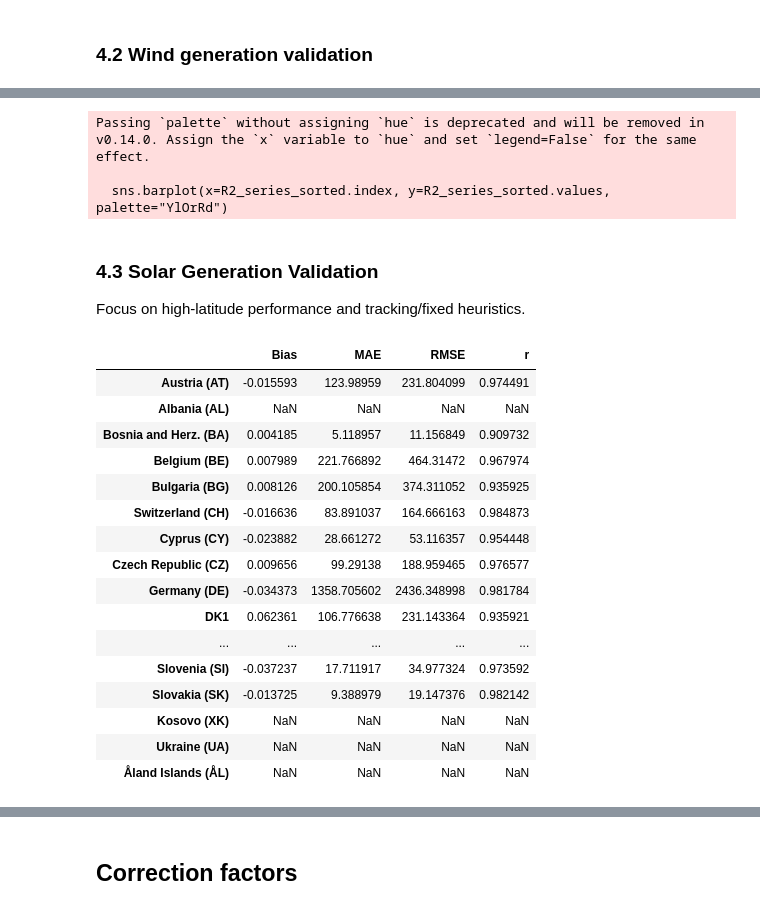
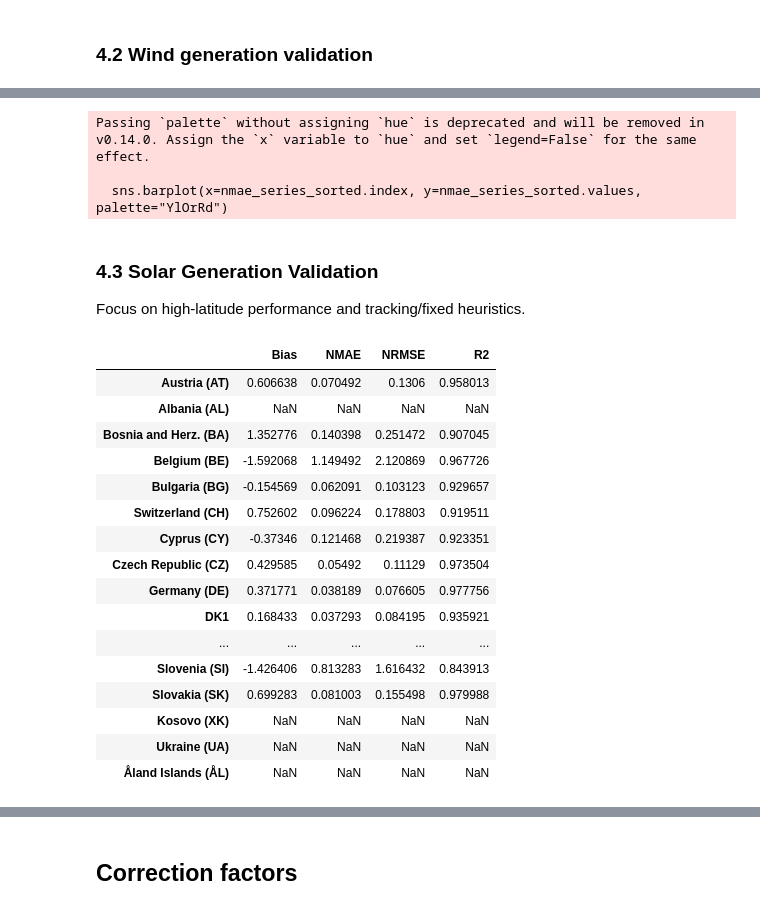
Before and after one commit to EmilBruvik/CERFRES, a Jupyter notebook: notebooks/validation.ipynb, the cells around one changed output, grey strips where cells are left out. Saved outputs shown, nothing was run; the diff lists cells and outputs as text; code cells hidden in the pictures.

```diff
--- a/notebooks/validation.ipynb
+++ b/notebooks/validation.ipynb
@@ -620,10 +854,9 @@ def calculate_metrics(simulated_ts, actual_ts):
 # %%
 country_list = ds['area']
 country_names = country_list.values.tolist()
-metrics_df = pd.DataFrame(index=country_names, columns=['Bias', 'MAE', 'RMSE', 'r'])
+metrics_df = pd.DataFrame(index=country_names, columns=['Bias', 'NMAE', 'NRMSE', 'R2'])
 
 for country in tqdm(country_names, desc="Calculating metrics for countries", unit="country"):
-    # simulated = ds['wind_power_mw'].sel(area=country, technology="Wind").to_pandas()
     simulated = ds['wind_power_mw'].sel(area=country).to_pandas()
     actual = df_actual.loc[
         (df_actual['AreaDisplayName'] == country) &
@@ -633,7 +866,9 @@ for country in tqdm(country_names, desc="Calculating metrics for countries", uni
     actual = actual.groupby('DateTime(UTC)')['ActualGenerationOutput[MW]'].sum()
     actual.index = pd.to_datetime(actual.index)
     simulated.index = pd.to_datetime(simulated.index)
-    metrics = calculate_metrics(simulated, actual)
+
+    installed_capacity_mw = tracker_capacity_for_area(country, tech='wind', simulated_ts=simulated)
+    metrics = calculate_metrics(simulated, actual, installed_capacity_mw)
     if metrics is not None:
         metrics_df.loc[country] = metrics
 
@@ -717,6 +1090,5 @@ net_gen_DF
 # %%
-
-TECH_TOGGLE = 'wind'  #options: 'solar', 'wind', 'both'
+TECH_TOGGLE = 'solar'  #options: 'solar', 'wind', 'both'
 
 hours_per_year = 8760
 rows = []
@@ -735,6 +1107,7 @@ import pandas as pd
 prod_year = int(YEAR)
 
 print(f"Loading tracker data to calculate modeled capacity proxy for {TECH_TOGGLE}...")
+print(f"Calculating actual capacity factors using source: {ACTUAL_CAPACITY_SOURCE} (year={CAPACITY_YEAR})")
 pv_calc = PVCalculator(n_jobs=1)
 wind_calc = WindCalculator()
 
@@ -793,7 +1166,6 @@ for country_tracker_name, area_code in zip(countries_tracker, countries_codes):
                 df_dist_country = df_dist_country[df_dist_country["Status"].isin(op_solar)].copy()
             if "Year" in df_dist_country.columns:
                 dist_years = pd.to_numeric(df_dist_country["Year"], errors="coerce")
-                # Also ensure distributed values fall on or before the given YEAR
                 df_dist_country = df_dist_country[np.isfinite(dist_years) & (dist_years <= prod_year)].copy()
 
         distributed_capacity = pd.to_numeric(df_dist_country.get("Capacity (MW)", pd.Series(dtype=float)), errors="coerce").fillna(0.0).sum()
@@ -954,20 +1326,20 @@ for country in ds['area'].values.tolist():
         'Country': country,
         'Actual Energy (GWh)': actual_energy_gwh,
         'Modeled Energy (GWh)': modeled_energy_gwh,
-        'Actual cap proxy (MW)*8760h (GWh)': actual_cap_x_8760_gwh,
-        'Modeled cap proxy (MW)*8760h (GWh)': modeled_cap_x_8760_gwh,
-        'FLH TSO': actual_ratio,
-        'FLH EMHIRES': modeled_ratio,
+        'Actual Installed Generation Capacity (MW)': actual_capacity_mw,
+        'Modeled Installed Generation Capacity (MW)': modeled_capacity_mw,
+        'Actual Capacity Factor': actual_ratio,
+        'Modeled Capacity Factor': modeled_ratio,
     })
 
 flh_wind_pv_df = pd.DataFrame(rows).set_index('Country').sort_index()
 
 flh_wind_pv_df_display = flh_wind_pv_df.copy()
 for col in ['Actual Energy (GWh)', 'Modeled Energy (GWh)',
-            'Actual cap proxy (MW)*8760h (GWh)', 'Modeled cap proxy (MW)*8760h (GWh)']:
+            'Actual Installed Generation Capacity (MW)', 'Modeled Installed Generation Capacity (MW)']:
     flh_wind_pv_df_display[col] = flh_wind_pv_df_display[col].round(1)
-flh_wind_pv_df_display['FLH TSO'] = flh_wind_pv_df_display['FLH TSO'].round(3)
-flh_wind_pv_df_display['FLH EMHIRES'] = flh_wind_pv_df_display['FLH EMHIRES'].round(3)
+flh_wind_pv_df_display['Actual Capacity Factor'] = flh_wind_pv_df_display['Actual Capacity Factor'].round(3)
+flh_wind_pv_df_display['Modeled Capacity Factor'] = flh_wind_pv_df_display['Modeled Capacity Factor'].round(3)
 
 flh_wind_pv_df_display
 # %% [output]
@@ -1083,17 +1627,17 @@ Passing `palette` without assigning `hue` is deprecated and will be removed in v
 # %%
 plt.figure(figsize=(14, 6))
-R2_series = metrics_df['R2'].drop('United Kingdom (UK)', errors='ignore').astype(float)
-R2_series_sorted = R2_series.sort_values(ascending=False)
-sns.barplot(x=R2_series_sorted.index, y=R2_series_sorted.values, palette="YlOrRd")
+nmae_series = metrics_df['NMAE'].drop('United Kingdom (UK)', errors='ignore').astype(float)
+nmae_series_sorted = nmae_series.replace([np.inf, -np.inf], np.nan).dropna().sort_values(ascending=True)
+sns.barplot(x=nmae_series_sorted.index, y=nmae_series_sorted.values, palette="YlOrRd")
 plt.xticks(rotation=90)
-plt.ylabel(r'$R^2$')
+plt.ylabel('NMAE')
 plt.xlabel("Country/Bidding Zone")
-plt.title(f'$R^2$ of Wind Generation by Country/Bidding Zone - {YEAR}')
-out = OUT_DIR / f'R2_wind_generation_{YEAR}.pdf'
+plt.title(f'Wind NMAE by Country/Bidding Zone - {YEAR}')
+out = OUT_DIR / f'nmae_wind_generation_{YEAR}.pdf'
 plt.savefig(out, dpi=400, bbox_inches='tight', pad_inches=0)
 plt.close()
 # %% [output]
 Passing `palette` without assigning `hue` is deprecated and will be removed in v0.14.0. Assign the `x` variable to `hue` and set `legend=False` for the same effect.
 
-  sns.barplot(x=R2_series_sorted.index, y=R2_series_sorted.values, palette="YlOrRd")
+  sns.barplot(x=nmae_series_sorted.index, y=nmae_series_sorted.values, palette="YlOrRd")
 # %%
@@ -1166,38 +1686,40 @@ Focus on high-latitude performance and tracking/fixed heuristics.
 # %%
 country_list = ds['area']
 country_names = country_list.values.tolist()
-metrics_df_PV = pd.DataFrame(index=country_names, columns=['Bias', 'MAE', 'RMSE', 'r'])
+metrics_df_PV = pd.DataFrame(index=country_names, columns=['Bias', 'NMAE', 'NRMSE', 'R2'])
 
 for country in country_names:
     simulated = ds['pv_power_mw'].sel(area=country).to_pandas()
     actual = df_actual.loc[
         (df_actual['AreaDisplayName'] == country) &
         (df_actual['ProductionType'].str.contains('Solar', case=False, na=False))
     ].copy()
 
     actual = actual.groupby('DateTime(UTC)')['ActualGenerationOutput[MW]'].sum()
     actual.index = pd.to_datetime(actual.index)
     simulated.index = pd.to_datetime(simulated.index)
-    metrics = calculate_metrics(simulated, actual)
+
+    installed_capacity_mw = tracker_capacity_for_area(country, tech='solar', simulated_ts=simulated)
+    metrics = calculate_metrics(simulated, actual, installed_capacity_mw)
     if metrics is not None:
         metrics_df_PV.loc[country] = metrics
 
 metrics_df_PV
 # %% [output]
-|  | Bias | MAE | RMSE | r |
-| Austria (AT) | -0.015593 | 123.98959 | 231.804099 | 0.974491 |
+|  | Bias | NMAE | NRMSE | R2 |
+| Austria (AT) | 0.606638 | 0.070492 | 0.1306 | 0.958013 |
 | Albania (AL) | NaN | NaN | NaN | NaN |
-| Bosnia and Herz. (BA) | 0.004185 | 5.118957 | 11.156849 | 0.909732 |
-| Belgium (BE) | 0.007989 | 221.766892 | 464.31472 | 0.967974 |
-| Bulgaria (BG) | 0.008126 | 200.105854 | 374.311052 | 0.935925 |
-| Switzerland (CH) | -0.016636 | 83.891037 | 164.666163 | 0.984873 |
-| Cyprus (CY) | -0.023882 | 28.661272 | 53.116357 | 0.954448 |
-| Czech Republic (CZ) | 0.009656 | 99.29138 | 188.959465 | 0.976577 |
-| Germany (DE) | -0.034373 | 1358.705602 | 2436.348998 | 0.981784 |
-| DK1 | 0.062361 | 106.776638 | 231.143364 | 0.935921 |
+| Bosnia and Herz. (BA) | 1.352776 | 0.140398 | 0.251472 | 0.907045 |
+| Belgium (BE) | -1.592068 | 1.149492 | 2.120869 | 0.967726 |
+| Bulgaria (BG) | -0.154569 | 0.062091 | 0.103123 | 0.929657 |
+| Switzerland (CH) | 0.752602 | 0.096224 | 0.178803 | 0.919511 |
+| Cyprus (CY) | -0.37346 | 0.121468 | 0.219387 | 0.923351 |
+| Czech Republic (CZ) | 0.429585 | 0.05492 | 0.11129 | 0.973504 |
+| Germany (DE) | 0.371771 | 0.038189 | 0.076605 | 0.977756 |
+| DK1 | 0.168433 | 0.037293 | 0.084195 | 0.935921 |
 | ... | ... | ... | ... | ... |
-| Slovenia (SI) | -0.037237 | 17.711917 | 34.977324 | 0.973592 |
-| Slovakia (SK) | -0.013725 | 9.388979 | 19.147376 | 0.982142 |
+| Slovenia (SI) | -1.426406 | 0.813283 | 1.616432 | 0.843913 |
+| Slovakia (SK) | 0.699283 | 0.081003 | 0.155498 | 0.979988 |
 | Kosovo (XK) | NaN | NaN | NaN | NaN |
 | Ukraine (UA) | NaN | NaN | NaN | NaN |
 | Åland Islands (ÅL) | NaN | NaN | NaN | NaN |
```
Also changed, not shown: parts of 23 cells of this notebook, 3 other files.
